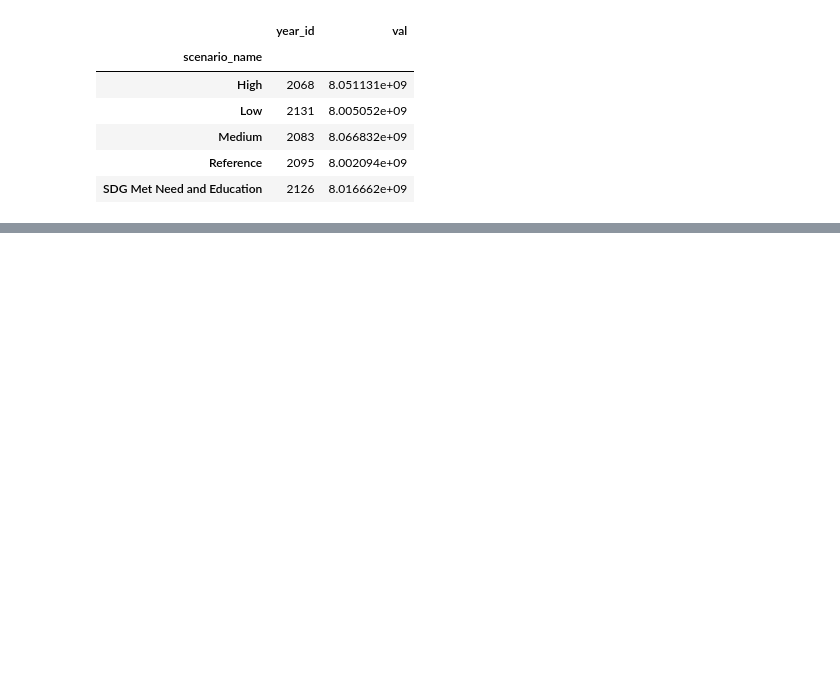
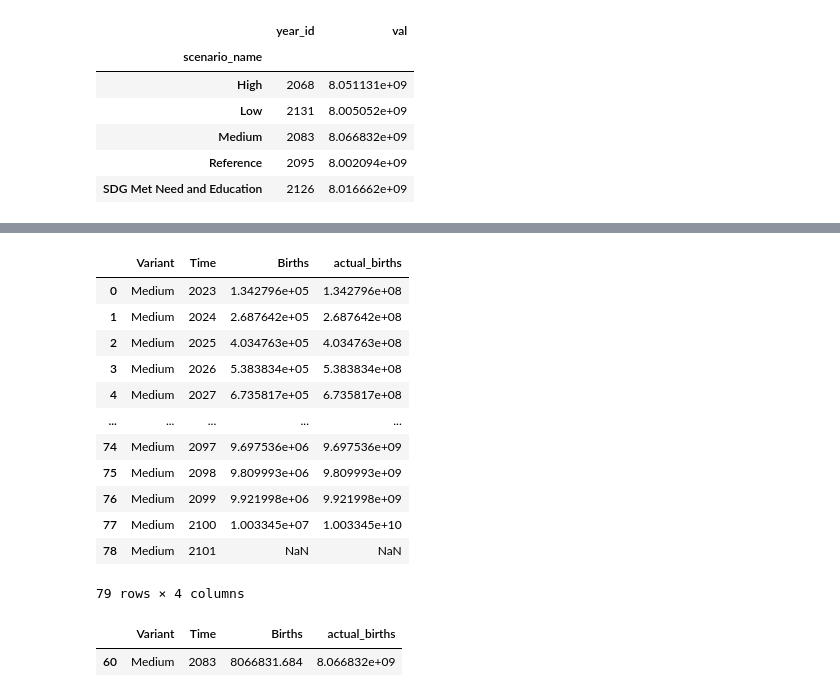
Before and after one commit to Niallfealty/n8b_un_foundation, a Jupyter notebook: model_analysis/exploratory/notebooks/initial_results/ComputeN8B.ipynb, the cells around one changed output, grey strips where cells are left out. Drawn from its saved outputs; the diff is of its cells as text; code cells hidden in the pictures; blank space fills up the shorter version.

```diff
--- a/model_analysis/exploratory/notebooks/initial_results/ComputeN8B.ipynb
+++ b/model_analysis/exploratory/notebooks/initial_results/ComputeN8B.ipynb
@@ -264,0 +339,2 @@ cumulative_births_comb_ext50[cumulative_births_comb_ext50.val >= 8e9]\
+# %%
+df_all_unpd = read_csv("../../data/unpd_data/WPP2022_Demographic_Indicators_Medium.csv", low_memory=False)
@@ -264,0 +358,32 @@ cumulative_births_comb_ext50[cumulative_births_comb_ext50.val >= 8e9]\
+# %%
+
+cumulative_births_all = df_all_unpd[(df_all_unpd.Location=="World") & (df_all_unpd.Time > 2022)]\
+    .sort_values(["Variant","Time"], ascending=True)\
+    .set_index(["Variant","Time"])\
+    .groupby("Variant")\
+    .Births\
+    .cumsum()\
+    .reset_index()
+# %%
+cumulative_births_all["actual_births"] = cumulative_births_all.Births*1_000
+# %%
+cumulative_births_all
+# %% [output]
+|  | Variant | Time | Births | actual_births |
+| 0 | Medium | 2023 | 1.342796e+05 | 1.342796e+08 |
+| 1 | Medium | 2024 | 2.687642e+05 | 2.687642e+08 |
+| 2 | Medium | 2025 | 4.034763e+05 | 4.034763e+08 |
+| 3 | Medium | 2026 | 5.383834e+05 | 5.383834e+08 |
+| 4 | Medium | 2027 | 6.735817e+05 | 6.735817e+08 |
+| ... | ... | ... | ... | ... |
+| 74 | Medium | 2097 | 9.697536e+06 | 9.697536e+09 |
+| 75 | Medium | 2098 | 9.809993e+06 | 9.809993e+09 |
+| 76 | Medium | 2099 | 9.921998e+06 | 9.921998e+09 |
+| 77 | Medium | 2100 | 1.003345e+07 | 1.003345e+10 |
+| 78 | Medium | 2101 | NaN | NaN |
+79 rows × 4 columns
+# %%
+cumulative_births_all[cumulative_births_all.Time == 2083]
+# %% [output]
+|  | Variant | Time | Births | actual_births |
+| 60 | Medium | 2083 | 8066831.684 | 8.066832e+09 |
```
Also changed, not shown: parts of 13 cells of this notebook.
